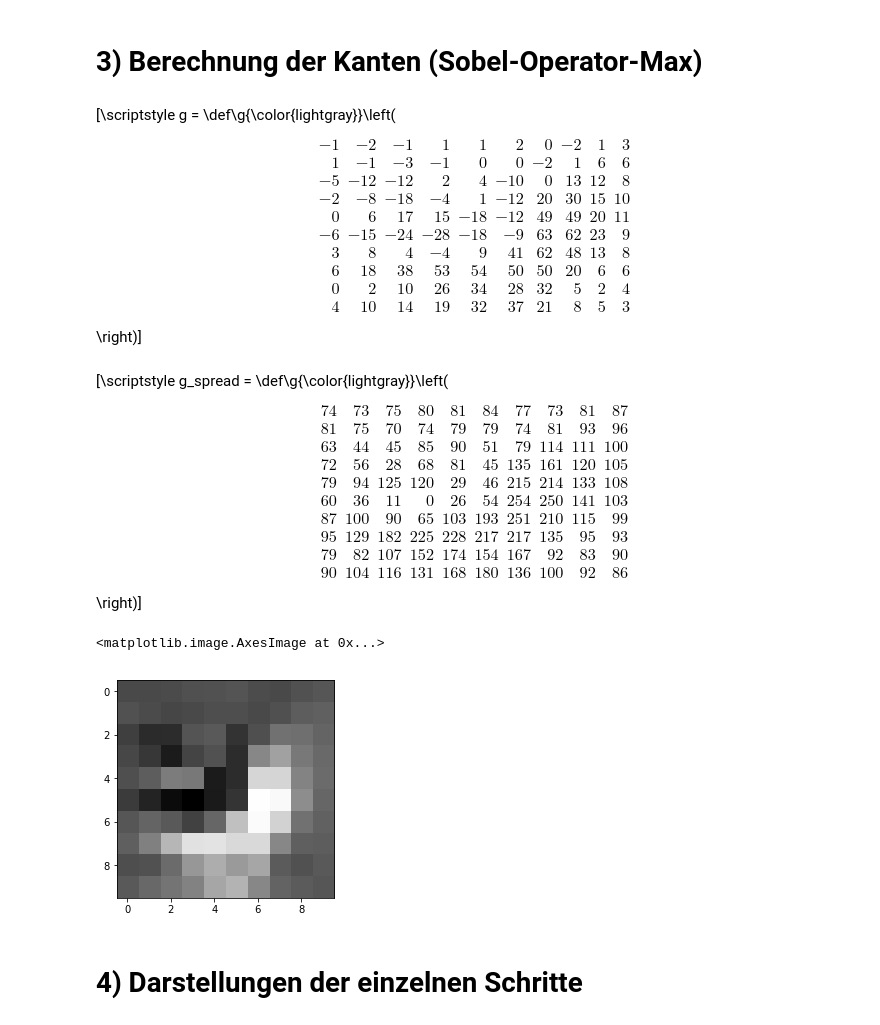
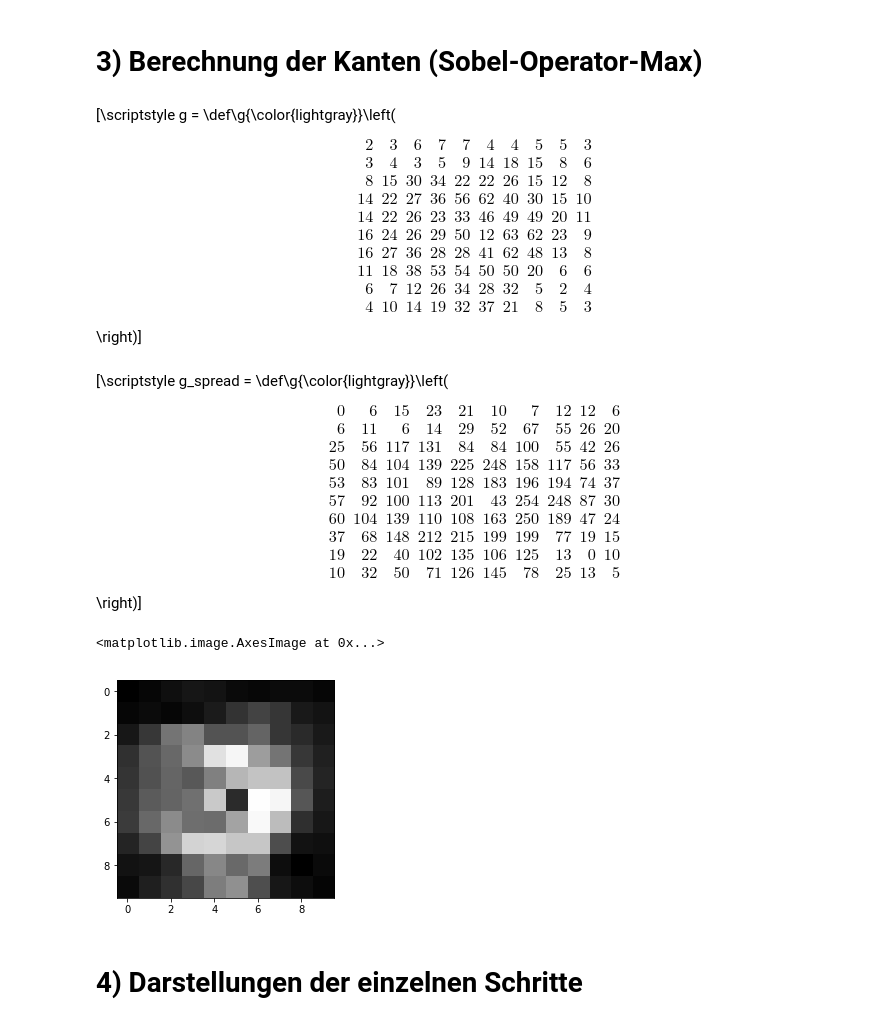
Before and after one commit to burknator/medizintechnik, a Jupyter notebook: Sobel-Operator.ipynb, the cells around one changed output. Saved outputs shown, nothing was run; the diff lists cells and outputs as text; code cells hidden in the pictures.

```diff
--- a/Sobel-Operator.ipynb
+++ b/Sobel-Operator.ipynb
@@ -97,11 +97,14 @@ S_x = 0.25 * np.array([
     [1, 0, -1]
 ])
 
+S_x_inv = -S_x
+
 show_matrix(S_x, title='S_x', round_=False)
 # %% [output]
 \[\scriptstyle S_x =  \def\g{\color{lightgray}}\left(\begin{array}{rrr}0.25 & 0.0 & -0.25\\0.5 & 0.0 & -0.5\\0.25 & 0.0 & -0.25\end{array}\right)\]
 # %%
 x = convolve(base, S_x)
+x_inv = convolve(base, S_x_inv)
 x_spread = spread_gray_value(x)
 
 stepped_convolution(base, S_x)
@@ -122,11 +125,15 @@ S_y = 0.25 * np.array([
     [-1, -2, -1]
 ])
 
+S_y_inv = -S_y
+
+
 show_matrix(S_y, title='S_y', round_=False)
 # %% [output]
 \[\scriptstyle S_y =  \def\g{\color{lightgray}}\left(\begin{array}{rrr}0.25 & 0.5 & 0.25\\0.0 & 0.0 & 0.0\\-0.25 & -0.5 & -0.25\end{array}\right)\]
 # %%
 y = convolve(base, S_y)
+y_inv = convolve(base, S_y_inv)
 y_spread = spread_gray_value(y)
 
 stepped_convolution(base, S_y)
@@ -141,17 +148,17 @@ show_matrix(y_spread, title='y\_spread')
 # %% [markdown]
 # 3) Berechnung der Kanten (Sobel-Operator-Max)
 # %%
-g = np.maximum(x, y)
+g = np.maximum(np.maximum(x, x_inv), np.maximum(y, y_inv))
 g_spread = spread_gray_value(g)
 
 show_matrix(g, title='g')
 show_matrix(g_spread, title='g\_spread')
 show(g_spread)
 # %% [output]
-\[\scriptstyle g =  \def\g{\color{lightgray}}\left(\begin{array}{rrrrrrrrrr}-1 & -2 & -1 & 1 & 1 & 2 & 0 & -2 & 1 & 3\\1 & -1 & -3 & -1 & 0 & 0 & -2 & 1 & 6 & 6\\-5 & -12 & -12 & 2 & 4 & -10 & 0 & 13 & 12 & 8\\-2 & -8 & -18 & -4 & 1 & -12 & 20 & 30 & 15 & 10\\0 & 6 & 17 & 15 & -18 & -12 & 49 & 49 & 20 & 11\\-6 & -15 & -24 & -28 & -18 & -9 & 63 & 62 & 23 & 9\\3 & 8 & 4 & -4 & 9 & 41 & 62 & 48 & 13 & 8\\6 & 18 & 38 & 53 & 54 & 50 & 50 & 20 & 6 & 6\\0 & 2 & 10 & 26 & 34 & 28 & 32 & 5 & 2 & 4\\4 & 10 & 14 & 19 & 32 & 37 & 21 & 8 & 5 & 3\end{array}\right)\]
+\[\scriptstyle g =  \def\g{\color{lightgray}}\left(\begin{array}{rrrrrrrrrr}2 & 3 & 6 & 7 & 7 & 4 & 4 & 5 & 5 & 3\\3 & 4 & 3 & 5 & 9 & 14 & 18 & 15 & 8 & 6\\8 & 15 & 30 & 34 & 22 & 22 & 26 & 15 & 12 & 8\\14 & 22 & 27 & 36 & 56 & 62 & 40 & 30 & 15 & 10\\14 & 22 & 26 & 23 & 33 & 46 & 49 & 49 & 20 & 11\\16 & 24 & 26 & 29 & 50 & 12 & 63 & 62 & 23 & 9\\16 & 27 & 36 & 28 & 28 & 41 & 62 & 48 & 13 & 8\\11 & 18 & 38 & 53 & 54 & 50 & 50 & 20 & 6 & 6\\6 & 7 & 12 & 26 & 34 & 28 & 32 & 5 & 2 & 4\\4 & 10 & 14 & 19 & 32 & 37 & 21 & 8 & 5 & 3\end{array}\right)\]
-\[\scriptstyle g\_spread =  \def\g{\color{lightgray}}\left(\begin{array}{rrrrrrrrrr}74 & 73 & 75 & 80 & 81 & 84 & 77 & 73 & 81 & 87\\81 & 75 & 70 & 74 & 79 & 79 & 74 & 81 & 93 & 96\\63 & 44 & 45 & 85 & 90 & 51 & 79 & 114 & 111 & 100\\72 & 56 & 28 & 68 & 81 & 45 & 135 & 161 & 120 & 105\\79 & 94 & 125 & 120 & 29 & 46 & 215 & 214 & 133 & 108\\60 & 36 & 11 & 0 & 26 & 54 & 254 & 250 & 141 & 103\\87 & 100 & 90 & 65 & 103 & 193 & 251 & 210 & 115 & 99\\95 & 129 & 182 & 225 & 228 & 217 & 217 & 135 & 95 & 93\\79 & 82 & 107 & 152 & 174 & 154 & 167 & 92 & 83 & 90\\90 & 104 & 116 & 131 & 168 & 180 & 136 & 100 & 92 & 86\end{array}\right)\]
+\[\scriptstyle g\_spread =  \def\g{\color{lightgray}}\left(\begin{array}{rrrrrrrrrr}0 & 6 & 15 & 23 & 21 & 10 & 7 & 12 & 12 & 6\\6 & 11 & 6 & 14 & 29 & 52 & 67 & 55 & 26 & 20\\25 & 56 & 117 & 131 & 84 & 84 & 100 & 55 & 42 & 26\\50 & 84 & 104 & 139 & 225 & 248 & 158 & 117 & 56 & 33\\53 & 83 & 101 & 89 & 128 & 183 & 196 & 194 & 74 & 37\\57 & 92 & 100 & 113 & 201 & 43 & 254 & 248 & 87 & 30\\60 & 104 & 139 & 110 & 108 & 163 & 250 & 189 & 47 & 24\\37 & 68 & 148 & 212 & 215 & 199 & 199 & 77 & 19 & 15\\19 & 22 & 40 & 102 & 135 & 106 & 125 & 13 & 0 & 10\\10 & 32 & 50 & 71 & 126 & 145 & 78 & 25 & 13 & 5\end{array}\right)\]
 <matplotlib.image.AxesImage at 0x...>
-[figure, old version]
+[figure, new version]
 # %% [markdown]
 # 4) Darstellungen der einzelnen Schritte
 # %%
```
Also changed, not shown: parts of 1 cell of this notebook.
